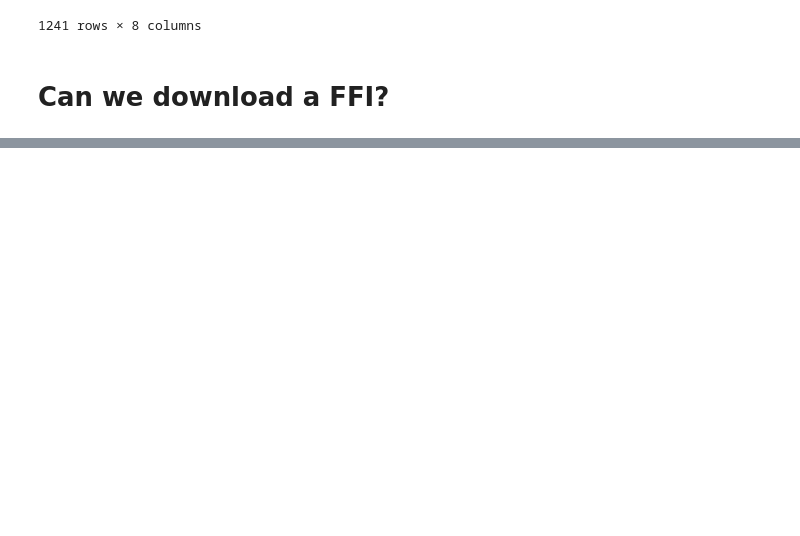
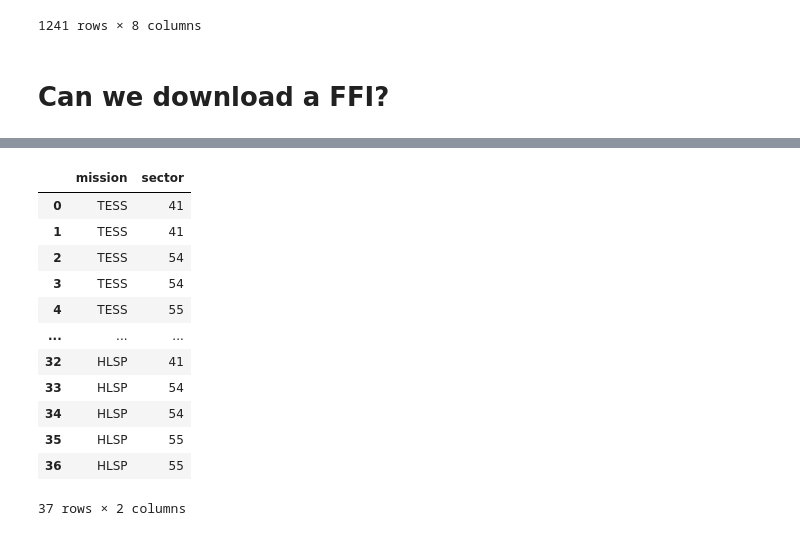
Before and after one commit to lightkurve/lksearch, a Jupyter notebook: docs/tutorials/Example_searches.ipynb, the cells around one changed output, grey strips where cells are left out. Drawn from its saved outputs; the diff is of its cells as text; code cells hidden in the pictures; blank space fills up the shorter version.

Commit message:
Updated MASTSearch getitem to add more pandas-like functionality

```diff
--- a/docs/tutorials/Example_searches.ipynb
+++ b/docs/tutorials/Example_searches.ipynb
@@ -380,0 +456,19 @@ ffi_res[0].download()
+# %%
+# We can return a dataframe from a list of columns
+# This is returns a pandas data frame, not a search object
+# This is since we are missing required columns
+Kep186[["mission", "sector"]]
+# %% [output]
+|  | mission | sector |
+| 0 | TESS | 41 |
+| 1 | TESS | 41 |
+| 2 | TESS | 54 |
+| 3 | TESS | 54 |
+| 4 | TESS | 55 |
+| ... | ... | ... |
+| 32 | HLSP | 41 |
+| 33 | HLSP | 54 |
+| 34 | HLSP | 54 |
+| 35 | HLSP | 55 |
+| 36 | HLSP | 55 |
+37 rows × 2 columns
```
Also changed, not shown: parts of 11 cells of this notebook, 1 other file.
